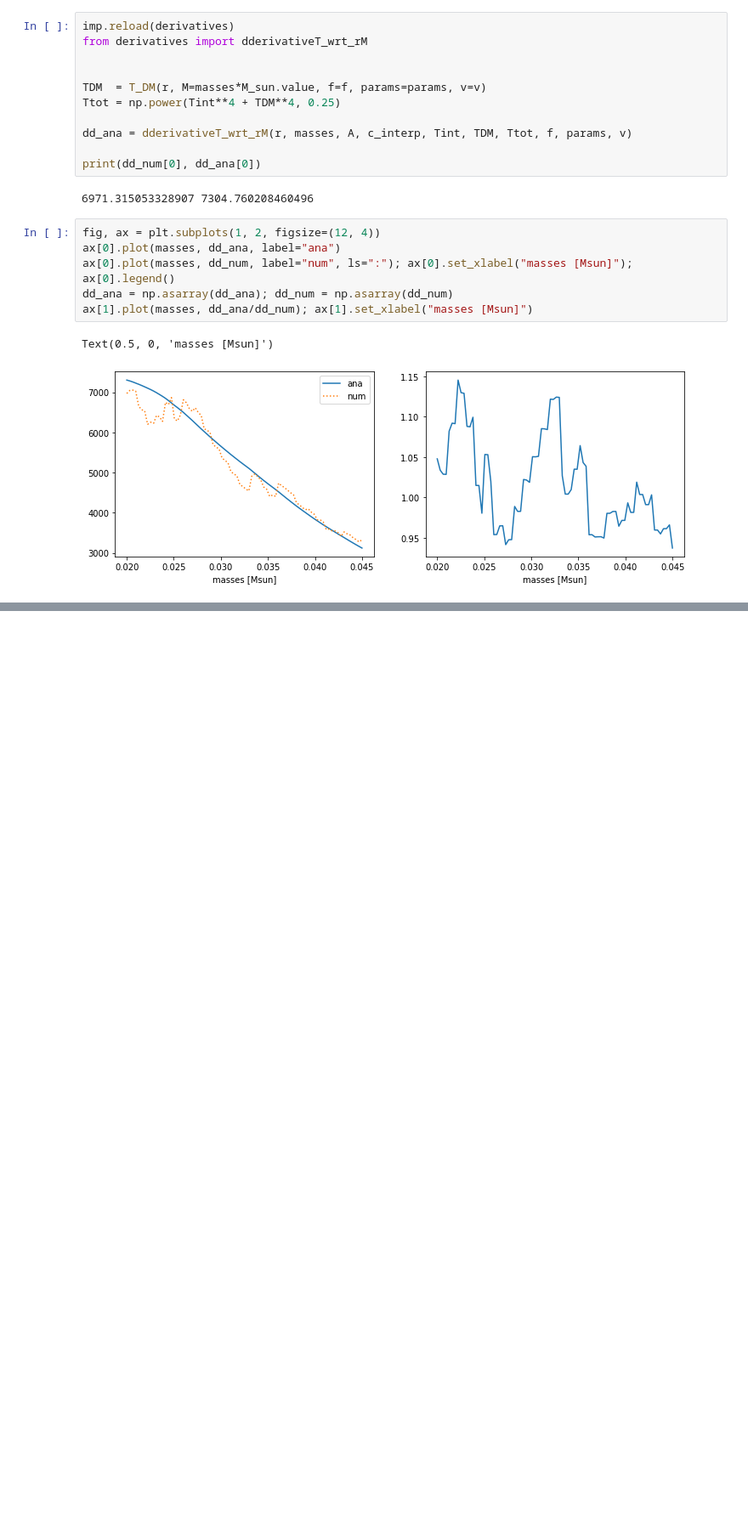
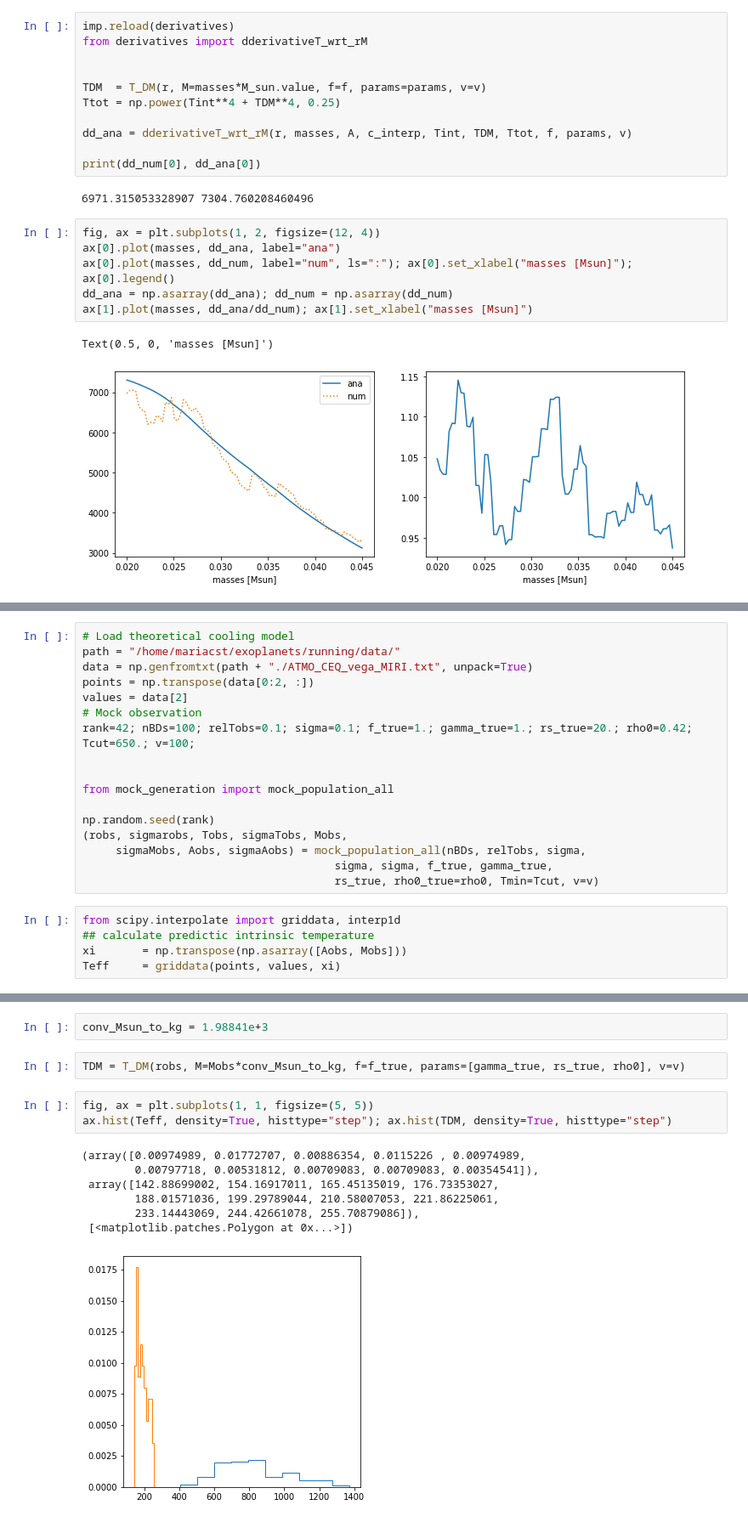
Before and after one commit to mariabenitocst/exoplanets, a Jupyter notebook: jupyter-notebook/checking_dderivatives.ipynb, the cells around one changed output, grey strips where cells are left out. Shown: that part at 85% size. Drawn from its saved outputs; the diff is of its cells as text; blank space fills up the shorter version.

```diff
--- a/jupyter-notebook/checking_dderivatives.ipynb
+++ b/jupyter-notebook/checking_dderivatives.ipynb
@@ -879,0 +893,22 @@ Text(0.5, 0, 'masses [Msun]')
+# %%
+# Load theoretical cooling model
+path = "/home/mariacst/exoplanets/running/data/"
+data = np.genfromtxt(path + "./ATMO_CEQ_vega_MIRI.txt", unpack=True)
+points = np.transpose(data[0:2, :])
+values = data[2]
+# Mock observation
+rank=42; nBDs=100; relTobs=0.1; sigma=0.1; f_true=1.; gamma_true=1.; rs_true=20.; rho0=0.42; Tcut=650.; v=100;
+
+
+from mock_generation import mock_population_all
+
+np.random.seed(rank)
+(robs, sigmarobs, Tobs, sigmaTobs, Mobs,
+     sigmaMobs, Aobs, sigmaAobs) = mock_population_all(nBDs, relTobs, sigma,
+                                      sigma, sigma, f_true, gamma_true,
+                                      rs_true, rho0_true=rho0, Tmin=Tcut, v=v)
+# %%
+from scipy.interpolate import griddata, interp1d
+## calculate predictic intrinsic temperature
+xi       = np.transpose(np.asarray([Aobs, Mobs]))
+Teff     = griddata(points, values, xi)
@@ -879,0 +924,15 @@ Text(0.5, 0, 'masses [Msun]')
+# %%
+conv_Msun_to_kg = 1.98841e+3
+# %%
+TDM = T_DM(robs, M=Mobs*conv_Msun_to_kg, f=f_true, params=[gamma_true, rs_true, rho0], v=v)
+# %%
+fig, ax = plt.subplots(1, 1, figsize=(5, 5))
+ax.hist(Teff, density=True, histtype="step"); ax.hist(TDM, density=True, histtype="step")
+# %% [output]
+(array([0.00974989, 0.01772707, 0.00886354, 0.0115226 , 0.00974989,
+        0.00797718, 0.00531812, 0.00709083, 0.00709083, 0.00354541]),
+ array([142.88699002, 154.16917011, 165.45135019, 176.73353027,
+        188.01571036, 199.29789044, 210.58007053, 221.86225061,
+        233.14443069, 244.42661078, 255.70879086]),
+ [<matplotlib.patches.Polygon at 0x...>])
+[figure, added]
```
Also changed, not shown: parts of 8 cells of this notebook, 6 other files.
